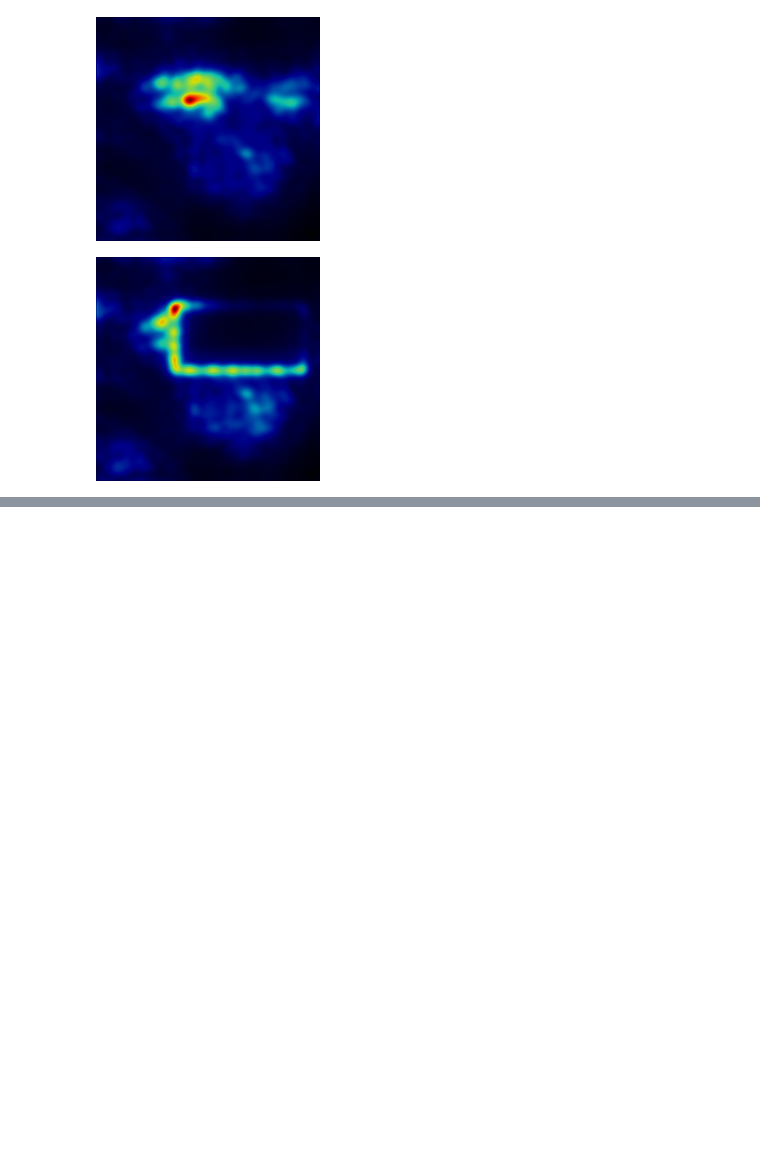
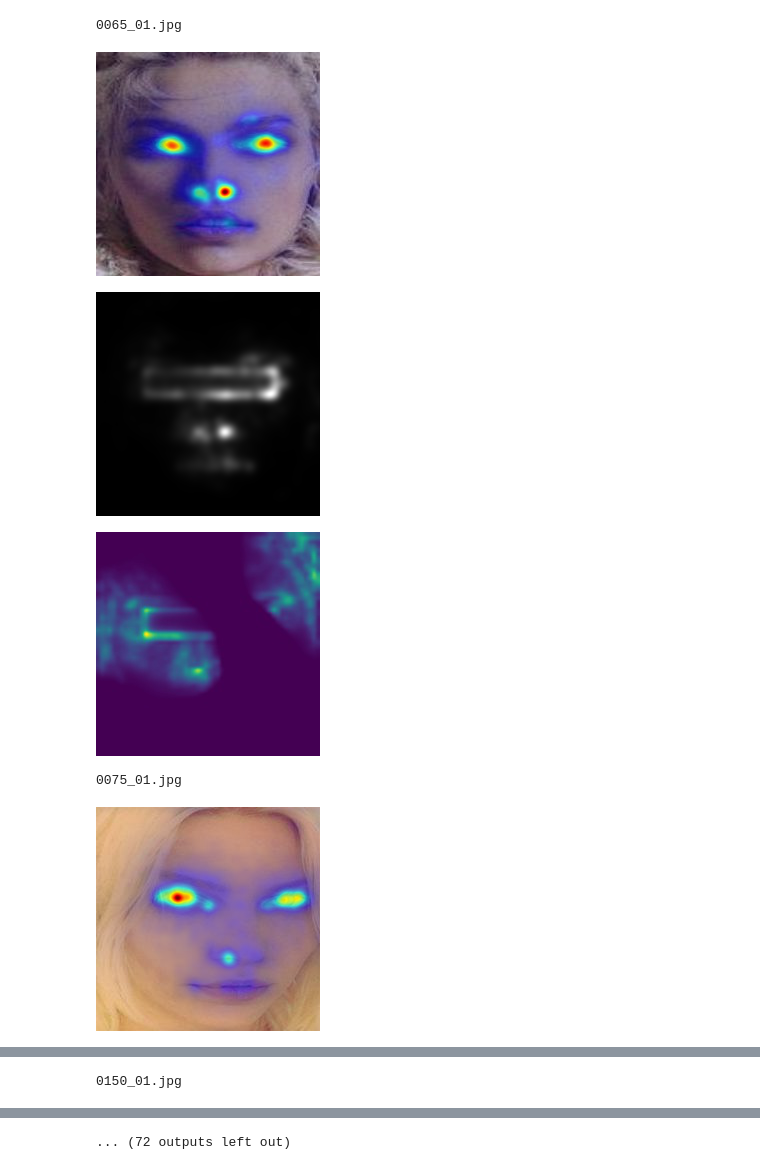
Before and after one commit to rwe0214/xfr, a Jupyter notebook: xfr_ebp.ipynb, the cells around one changed output, grey strips where cells are left out. Drawn from its saved outputs; the diff is of its cells as text; code cells hidden in the pictures; blank space fills up the shorter version.

```diff
--- a/xfr_ebp.ipynb
+++ b/xfr_ebp.ipynb
@@ -44,16 +44,26 @@ def ebp(wb, img_path, outfile, device, overlap=False):
 # %%
 device = torch.device('cuda')
 xai_model_path = os.path.join(xfr_path, 'models/resnet101v4_28NOV17_train.pth')
 xai_model = stresnet101(xai_model_path, device)
 wb = Whitebox(WhiteboxSTResnet(xai_model))
 
-orig_img = '/mnt/disk1/vggface2_224/n004316/0259_03.jpg'
-barm_img = '/mnt/disk1/vggface2_224_bar_mask_4/n004316/0259_03.jpg'
-
-att_map = ebp(wb, orig_img, '', device, overlap=False)
-att_map.show()
-att_map = ebp(wb, barm_img, '', device, overlap=False)
-att_map.show()
+base = ['/mnt/disk1/vggface2_224/n000336', '/mnt/disk1/vggface2_224_bar_mask_2/n000336', '/mnt/disk1/vggface2_224_bar_mask_2_ebp/n000336']
+for i, img_name in enumerate(os.listdir(base[2])):
+    print(img_name)
+    orig_img = os.path.join(base[0], img_name)
+    barm_img = os.path.join(base[1], img_name)
+    caff_img = os.path.join(base[2], img_name)
+    att_map = ebp(wb, orig_img, '', device, overlap=True)
+    att_map.show()
+    att_map = ebp(wb, barm_img, '', device, overlap=False)
+    att_map.show()
+    PIL.Image.open(caff_img).show()
+    if i >= 20:
+        break
 # %% [output]
+0065_01.jpg
-[figure, old version]
+[figure, new version]
-[figure, old version]
+[figure, new version]
+[figure, added]
+0075_01.jpg
+[figure, added]
@@ -59,0 +72 @@ att_map.show()
+0150_01.jpg
@@ -59,0 +76 @@ att_map.show()
+... (72 outputs left out)
```
Also changed, not shown: parts of 1 cell of this notebook, 2 other files.
